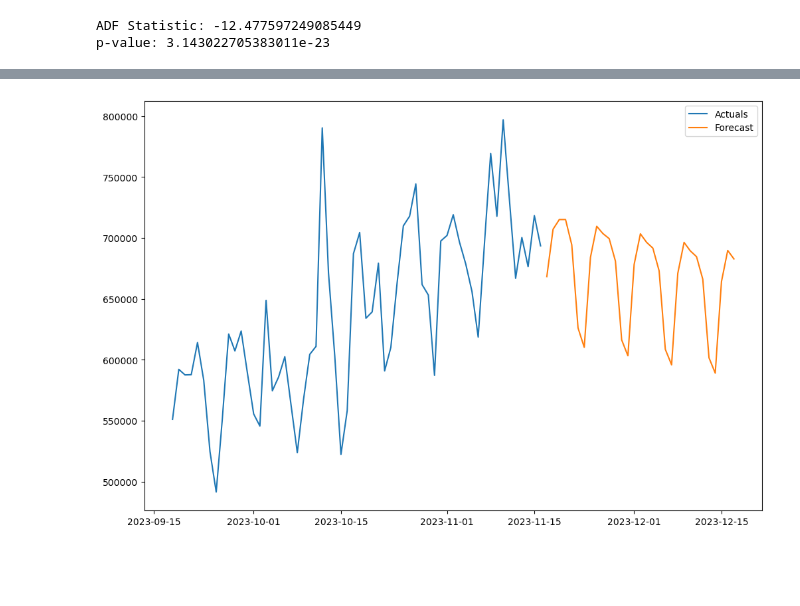
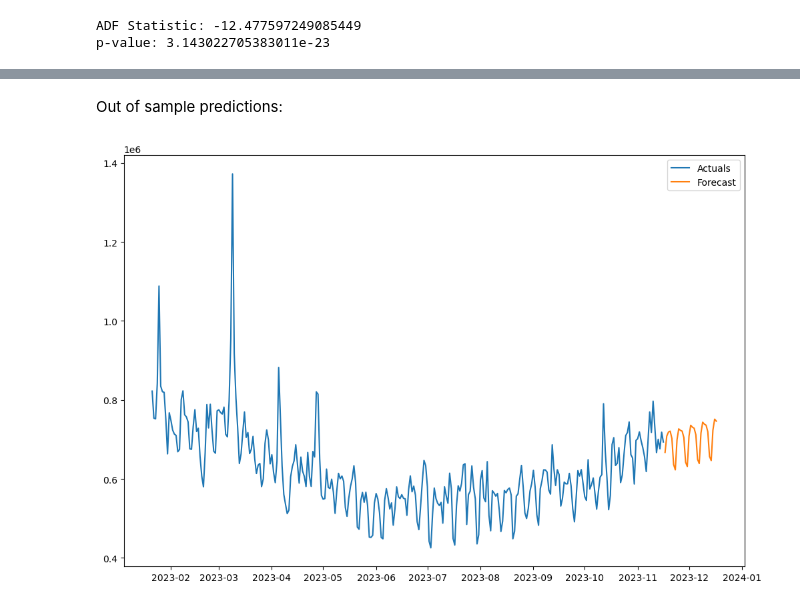
Before and after one commit to soerenssch/businessanalytics, a Jupyter notebook: models/deterministic_models.ipynb, the cells around one changed output, grey strips where cells are left out. Saved outputs shown, nothing was run; the diff lists cells and outputs as text; code cells hidden in the pictures; blank space fills up the shorter version.

```diff
--- a/models/deterministic_models.ipynb
+++ b/models/deterministic_models.ipynb
@@ -347,3 +345,11 @@ train, test = model_selection.train_test_split(df_daily, test_size=0.2)
+# %%
+df_train = pd.read_csv('../data/custom/df_train.csv')
+df_train['DATETIME'] = pd.to_datetime(df_train['DATETIME'])
+df_train.set_index('DATETIME', inplace=True)
+df_daily = df_train[['ND_TARGET']].resample('D').sum()
+
+exog_columns = df_train.columns.difference(['ND_TARGET'])
+df_daily_exog = df_train[exog_columns].resample('D').mean()
 # %%
 stl = STL(df_daily, seasonal=365)
 res = stl.fit()
@@ -395,11 +404,13 @@ plt.show()
+# %% [markdown]
+Out of sample predictions:
 # %%
 # Residual prediction with SARIMAX
-residual_model = SARIMAX(residual, order=(5, 0, 1), seasonal_order=(0, 0, 0, 0))
+residual_model = SARIMAX(residual, order=(5, 0, 1), seasonal_order=(0, 0, 0, 0))#, exog=df_daily_exog)
 residual_model = residual_model.fit()
 
 # Exponential Smoothing for trend prediction
 trend_model = ExponentialSmoothing(trend, trend='add', seasonal=None, damped_trend=True)
-trend_model = trend_model.fit(smoothing_level=0.5, smoothing_trend=0.1, damping_trend=0.99)
+trend_model = trend_model.fit(smoothing_level=0.6, smoothing_trend=0.02, damping_trend=1)
 
 # Forecast the trend component out-of-sample
 trend_forecast = trend_model.predict(start=len(df_daily), end=len(df_daily) + 30)
@@ -413,17 +424,15 @@ residual_forecast = residual_model.get_forecast(steps=31).predicted_mean
 
 # Combine the forecast components
 combined_forecast = trend_forecast.values + seasonal_forecast + residual_forecast
-
-# combined_forecast.index = test.index
 # %%
 fig, ax = plt.subplots(figsize=(12, 8))
 # ax.plot(trend, label='Trend')
 # ax.plot(trend_forecast, label='Trend')
 # ax.plot(seasonal_forecast, label='Seasonal')
 # ax.plot(residual_forecast, label='Residuals')
-ax.plot(df_daily.tail(60), label='Actuals')
+ax.plot(df_daily.tail(300), label='Actuals')
 ax.plot(combined_forecast, label='Forecast')
 ax.legend()
 plt.show()
 # %% [output]
-[figure, old version]
+[figure, new version]
```
Also changed, not shown: parts of 5 cells of this notebook.
